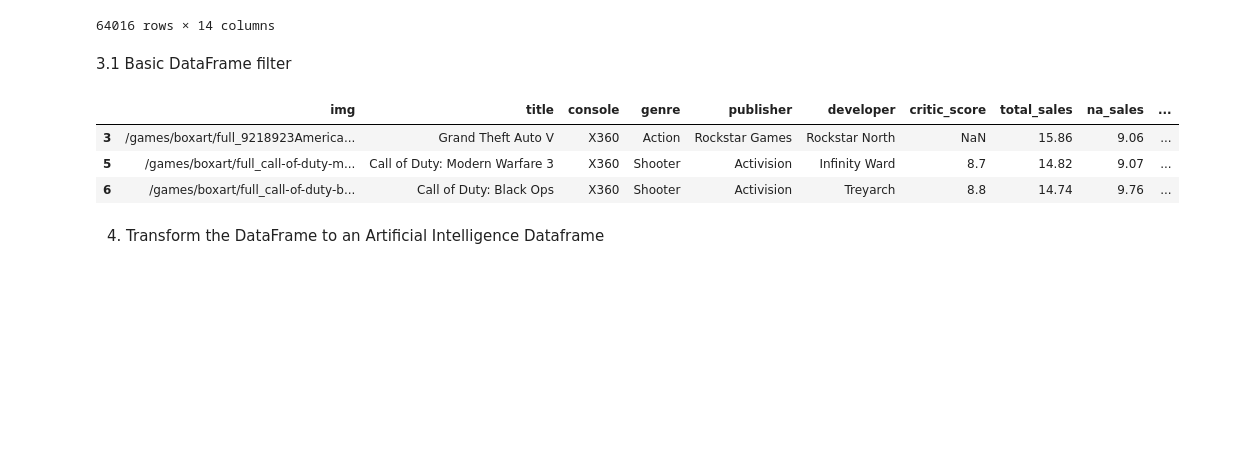
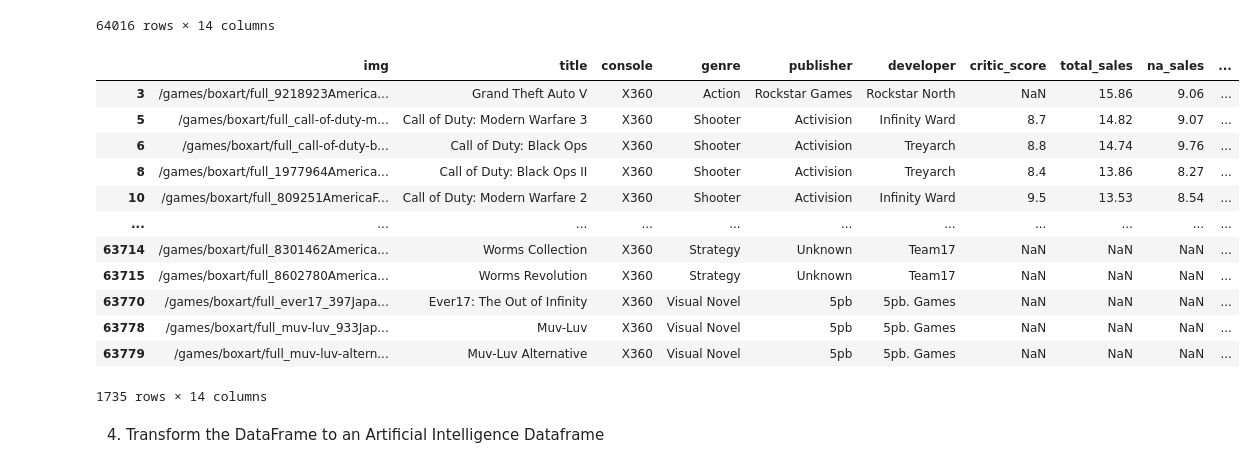
Before and after one commit to EzequielTartaglia/Generacion-de-Prompts, a Jupyter notebook: Aplicaciones avanzadas de Prompt/Analizar_DataFrame_Base_de_datos_con_pandasAI.ipynb, the cells around one changed output. Saved outputs shown, nothing was run; the diff lists cells and outputs as text; code cells hidden in the pictures; blank space fills up the shorter version.

```diff
--- a/Aplicaciones avanzadas de Prompt/Analizar_DataFrame_Base_de_datos_con_pandasAI.ipynb
+++ b/Aplicaciones avanzadas de Prompt/Analizar_DataFrame_Base_de_datos_con_pandasAI.ipynb
@@ -67,18 +68,23 @@ df_from_csv_file
 | 64014 | /games/boxart/full_6012940JapanFr... | Yunohana SpRING! ~Mellow Times~ | NS | Visual Novel | Idea Factory | Otomate | NaN | NaN | NaN | ... |
 | 64015 | /games/boxart/default.jpg | Yurukill: The Calumniation Games | PS4 | Visual Novel | Unknown | G.rev Ltd. | NaN | NaN | NaN | ... |
 64016 rows × 14 columns
-# %% [markdown]
-3.1 Basic DataFrame filter
 # %%
 filtered_df = df_from_csv_file[df_from_csv_file['console'] == 'X360']
-
-# Display the DataFrame
-filtered_df.head(3)
+filtered_df
 # %% [output]
 |  | img | title | console | genre | publisher | developer | critic_score | total_sales | na_sales | ... |
 | 3 | /games/boxart/full_9218923America... | Grand Theft Auto V | X360 | Action | Rockstar Games | Rockstar North | NaN | 15.86 | 9.06 | ... |
 | 5 | /games/boxart/full_call-of-duty-m... | Call of Duty: Modern Warfare 3 | X360 | Shooter | Activision | Infinity Ward | 8.7 | 14.82 | 9.07 | ... |
 | 6 | /games/boxart/full_call-of-duty-b... | Call of Duty: Black Ops | X360 | Shooter | Activision | Treyarch | 8.8 | 14.74 | 9.76 | ... |
+| 8 | /games/boxart/full_1977964America... | Call of Duty: Black Ops II | X360 | Shooter | Activision | Treyarch | 8.4 | 13.86 | 8.27 | ... |
+| 10 | /games/boxart/full_809251AmericaF... | Call of Duty: Modern Warfare 2 | X360 | Shooter | Activision | Infinity Ward | 9.5 | 13.53 | 8.54 | ... |
+| ... | ... | ... | ... | ... | ... | ... | ... | ... | ... | ... |
+| 63714 | /games/boxart/full_8301462America... | Worms Collection | X360 | Strategy | Unknown | Team17 | NaN | NaN | NaN | ... |
+| 63715 | /games/boxart/full_8602780America... | Worms Revolution | X360 | Strategy | Unknown | Team17 | NaN | NaN | NaN | ... |
+| 63770 | /games/boxart/full_ever17_397Japa... | Ever17: The Out of Infinity | X360 | Visual Novel | 5pb | 5pb. Games | NaN | NaN | NaN | ... |
+| 63778 | /games/boxart/full_muv-luv_933Jap... | Muv-Luv | X360 | Visual Novel | 5pb | 5pb. Games | NaN | NaN | NaN | ... |
+| 63779 | /games/boxart/full_muv-luv-altern... | Muv-Luv Alternative | X360 | Visual Novel | 5pb | 5pb. Games | NaN | NaN | NaN | ... |
+1735 rows × 14 columns
 # %% [markdown]
 4. Transform the DataFrame to an Artificial Intelligence Dataframe
 # %%
```
Also changed, not shown: parts of 5 cells of this notebook.
